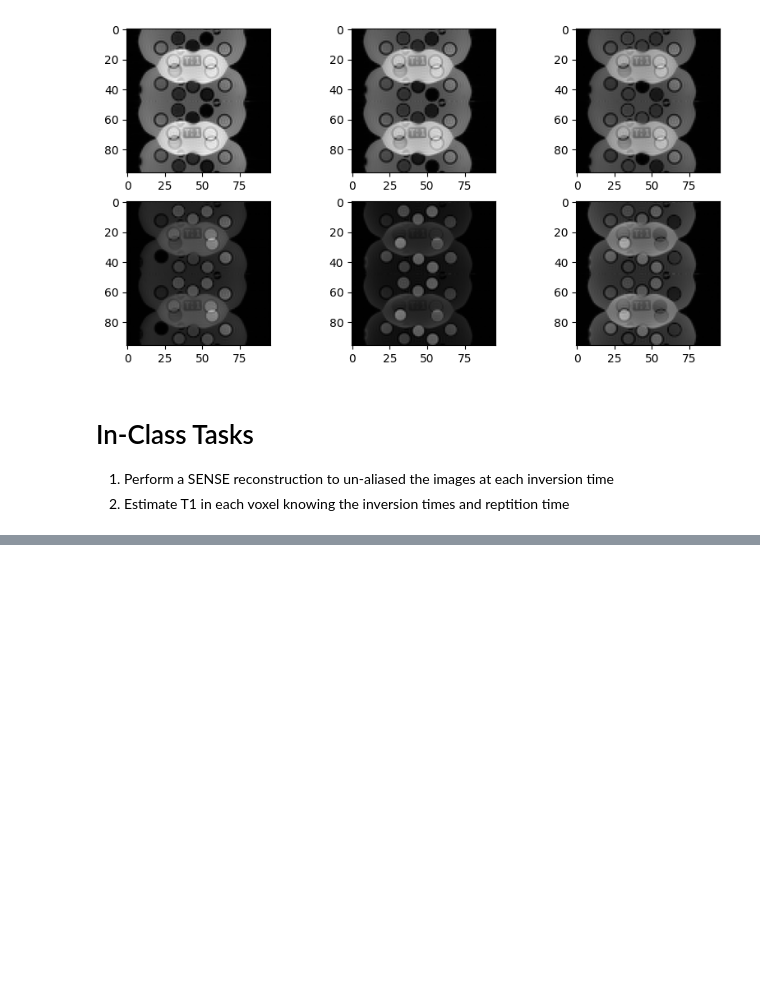
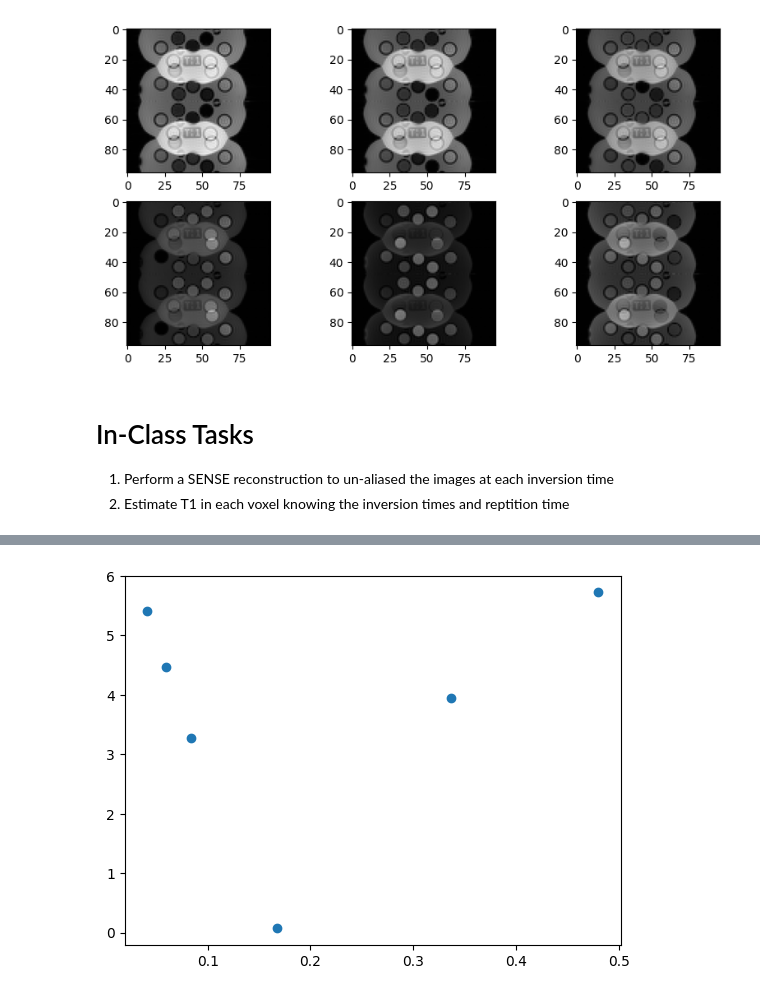
Before and after one commit to nmickevicius/MCW_BIOP_03-238_MRI, a Jupyter notebook: 21_reconstruct_inversion_recovery/reconstruct.ipynb, the cells around one changed output, grey strips where cells are left out. Cells and saved outputs as stored; diff of their text form; code cells hidden in the pictures; blank space fills up the shorter version.

```diff
--- a/21_reconstruct_inversion_recovery/reconstruct.ipynb
+++ b/21_reconstruct_inversion_recovery/reconstruct.ipynb
@@ -90,0 +101,10 @@ for t in range(6):
+# %%
+from scipy.optimize import minimize, Bounds
+
+# row 36 col 22
+
+plt.figure()
+plt.scatter(TI, np.abs(recon[36,22,:]))
+plt.show()
+# %% [output]
+[figure, added]
```
Also changed, not shown: parts of 6 cells of this notebook, 1 other file.
